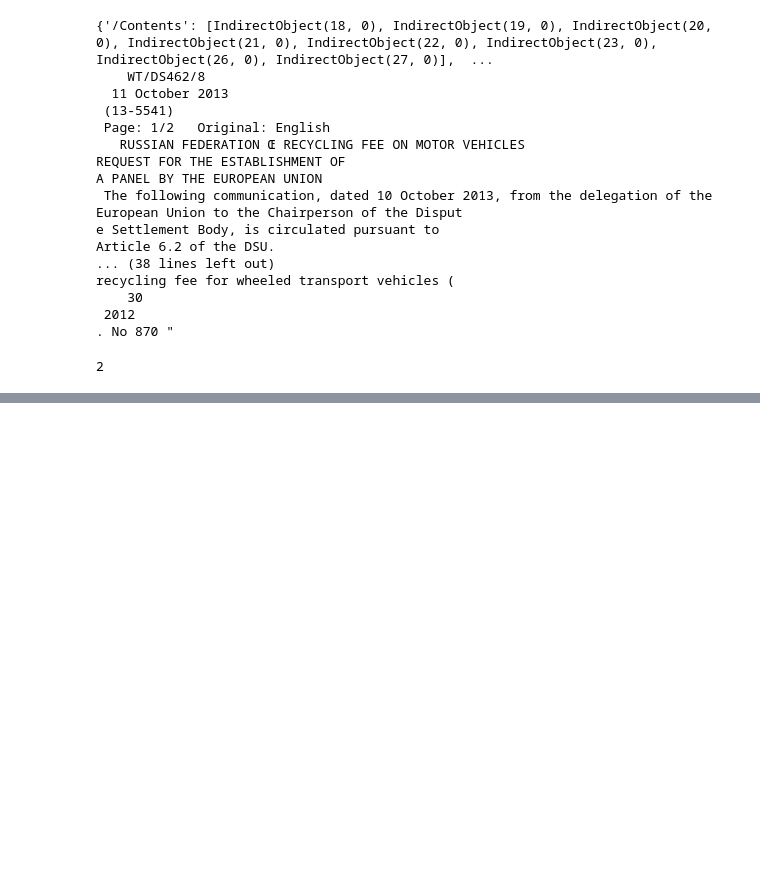
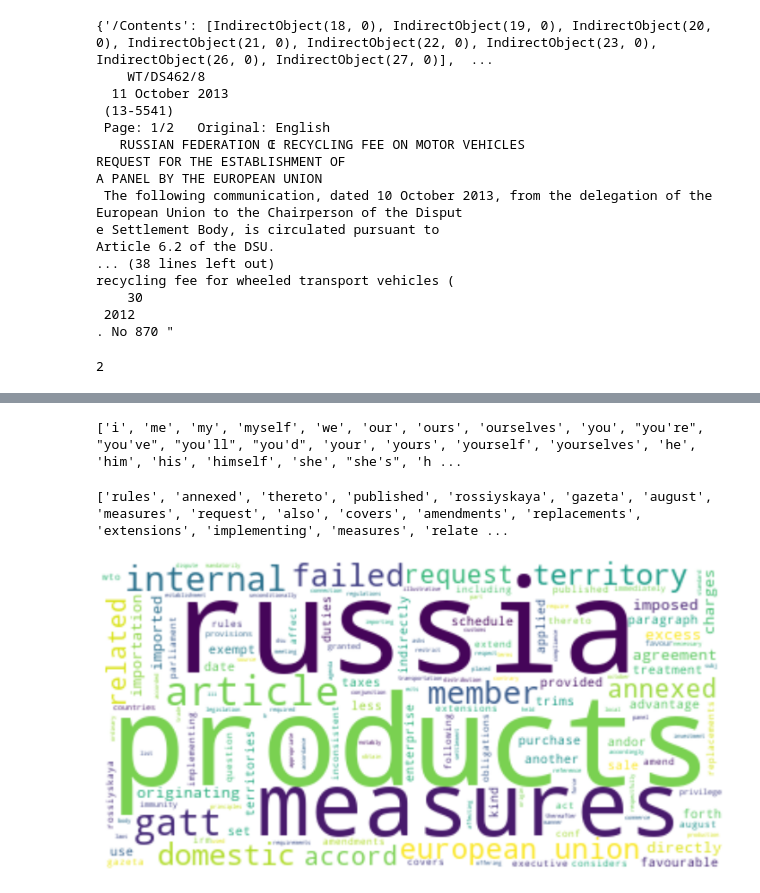
Before and after one commit to magdanakondaridze/ML_and_Trade, a Jupyter notebook: Data_Cleaning.ipynb, the cells around one changed output, grey strips where cells are left out. Drawn from its saved outputs; the diff is of its cells as text; code cells hidden in the pictures; blank space fills up the shorter version.

```diff
--- a/Data_Cleaning.ipynb
+++ b/Data_Cleaning.ipynb
@@ -53,3 +58,25 @@ with Path('462.txt').open(mode='w') as output_file:
         page = pdfReader.getPage(page)
         text = page.extractText()
     output_file.write(text)
+# %%
+#clean the text from unnecessary Characters
+
+# load text
+filename = '462.txt'
+file = open(filename, 'rt')
+text = file.read()
+file.close()
+
+# split into words by white space
+words = text.split()
+print(words[:100])
+
+# remove punctuation from each word
+import string
+table = str.maketrans('', '', string.punctuation)
+stripped = [w.translate(table) for w in words]
+print(stripped[:100])
+
+# convert to lower case
+words = [word.lower() for word in words]
+print(words[:100])
@@ -55,0 +87,58 @@ with Path('462.txt').open(mode='w') as output_file:
+# %%
+#  Filter out Stop Words
+
+from nltk.corpus import stopwords
+stop_words = stopwords.words('english')
+print(stop_words)
+# %% [output]
+['i', 'me', 'my', 'myself', 'we', 'our', 'ours', 'ourselves', 'you', "you're", "you've", "you'll", "you'd", 'your', 'yours', 'yourself', 'yourselves', 'he', 'him', 'his', 'himself', 'she', "she's", 'h ...
+# %%
+# Short pipeline of the above process:
+
+
+# load data
+file = open(filename, 'rt')
+text = file.read()
+file.close()
+
+# split into words
+from nltk.tokenize import word_tokenize
+tokens = word_tokenize(text)
+
+# convert to lower case
+tokens = [w.lower() for w in tokens]
+
+# remove punctuation from each word
+import string
+table = str.maketrans('', '', string.punctuation)
+stripped = [w.translate(table) for w in tokens]
+
+# remove remaining tokens that are not alphabetic
+words = [word for word in stripped if word.isalpha()]
+
+# filter out stop words
+from nltk.corpus import stopwords
+stop_words = set(stopwords.words('english'))
+words = [w for w in words if not w in stop_words]
+
+print(words[:100])
+# %% [output]
+['rules', 'annexed', 'thereto', 'published', 'rossiyskaya', 'gazeta', 'august', 'measures', 'request', 'also', 'covers', 'amendments', 'replacements', 'extensions', 'implementing', 'measures', 'relate ...
+# %%
+# here we can see the most used words in the dispute file
+
+from wordcloud import WordCloud, ImageColorGenerator
+import matplotlib.pyplot as plt
+
+text = ' '.join(str(n).lower() for n in words)
+
+#Generate wordcloud image
+wordcloud = WordCloud(max_words=1000, background_color = 'white').generate(text)
+plt.figure(figsize=(25,20))
+
+#Display the image
+plt.imshow(wordcloud, interpolation='bilinear')
+plt.axis('off')
+plt.show()
+# %% [output]
+[figure, added]
```
Also changed, not shown: parts of 2 cells of this notebook.
